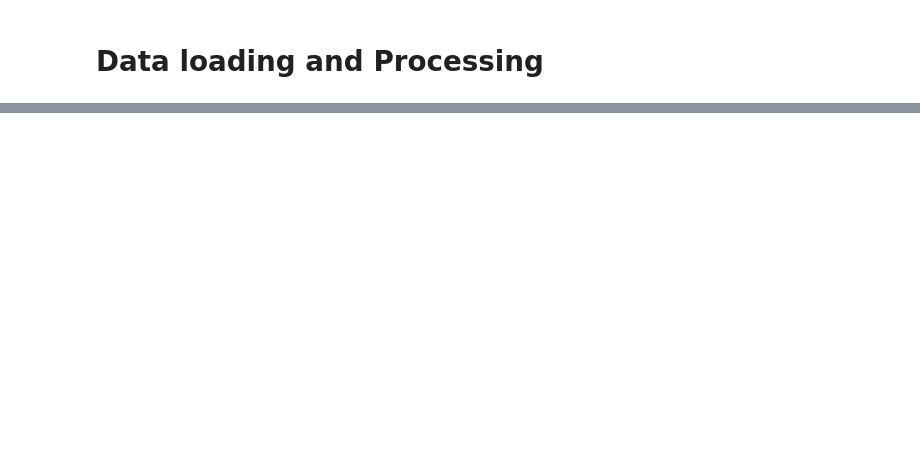
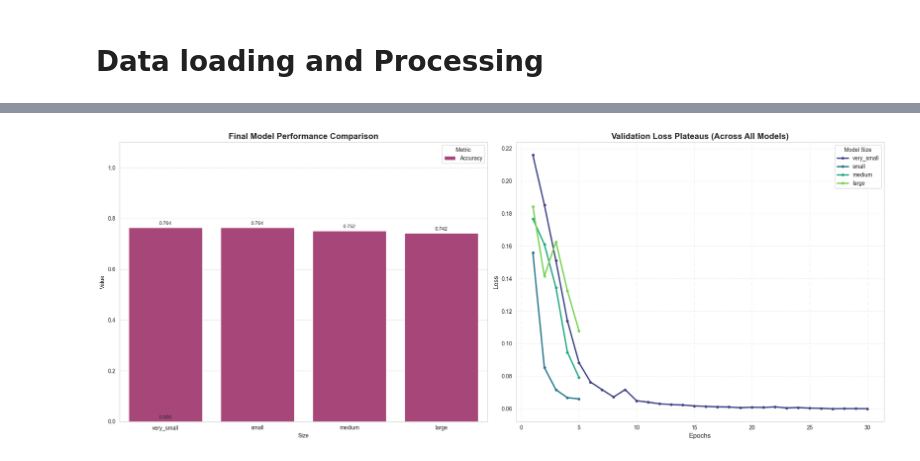
Before and after one commit to JaadTaymani/PHAS0056, a Jupyter notebook: D_Ternary.ipynb, the cells around one changed output, grey strips where cells are left out. Saved outputs shown, nothing was run; the diff lists cells and outputs as text; code cells hidden in the pictures; blank space fills up the shorter version.

```diff
--- a/D_Ternary.ipynb
+++ b/D_Ternary.ipynb
@@ -339,0 +642,71 @@ Class 2: 0/182 leaked (0.0%)
+# %%
+import pandas as pd
+import seaborn as sns
+import matplotlib.pyplot as plt
+import numpy as np
+
+def plot_model_analysis(results_dict):
+    # --- 1. DATA PROCESSING FOR BAR CHART ---
+    data = []
+    for size, result in results_dict.items():
+        # Handle the (model, history) tuple from run_experiment
+        history_obj = result[1] if isinstance(result, tuple) else result
+        h = history_obj.history
+
+        # Find best epoch based on validation loss
+        best_epoch = np.argmin(h['val_loss'])
+
+        row = {
+            'Size': size,
+            'Accuracy': h['val_accuracy'][best_epoch],
+        }
+        # Add Precision/Recall if they exist in your compiled metrics
+        if 'val_precision' in h: row['Precision'] = h['val_precision'][best_epoch]
+        if 'val_recall' in h: row['Recall'] = h['val_recall'][best_epoch]
+
+        data.append(row)
+
+    df = pd.DataFrame(data)
+    order = ['very_small', 'small', 'medium', 'large', 'very_large']
+    existing_order = [o for o in order if o in df['Size'].unique()]
+    df['Size'] = pd.Categorical(df['Size'], categories=existing_order, ordered=True)
+    df = df.sort_values('Size')
+
+    # --- 2. SETUP PLOTS ---
+    fig, (ax1, ax2) = plt.subplots(1, 2, figsize=(20, 8))
+    colors = sns.color_palette("viridis", len(df))
+
+    # --- LEFT: BAR PLOT (Accuracy/Precision/Recall) ---
+    df_melted = df.melt(id_vars='Size', var_name='Metric', value_name='Value')
+    sns.barplot(data=df_melted, x='Size', y='Value', hue='Metric', ax=ax1, palette='magma')
+    ax1.set_title('Final Model Performance Comparison', fontsize=15, fontweight='bold')
+    ax1.set_ylim(0, 1.1)
+    ax1.grid(axis='y', linestyle='--', alpha=0.7)
+
+    # Add values on top of bars
+    for p in ax1.patches:
+        ax1.annotate(f'{p.get_height():.3f}', (p.get_x() + p.get_width()/2., p.get_height()),
+                    ha='center', va='baseline', fontsize=9, xytext=(0, 5), textcoords='offset points')
+
+    # --- RIGHT: LINE PLOT (Loss Plateaus over Epochs) ---
+    for (size, result), color in zip(results_dict.items(), colors):
+        history_obj = result[1] if isinstance(result, tuple) else result
+        h = history_obj.history
+        epochs = range(1, len(h['val_loss']) + 1)
+
+        # Plot Validation Loss for each model
+        ax2.plot(epochs, h['val_loss'], label=f'{size}', linewidth=2.5, color=color, marker='o', markersize=4)
+
+    ax2.set_title('Validation Loss Plateaus (Across All Models)', fontsize=15, fontweight='bold')
+    ax2.set_xlabel('Epochs', fontsize=12)
+    ax2.set_ylabel('Loss', fontsize=12)
+    ax2.legend(title='Model Size')
+    ax2.grid(True, linestyle=':', alpha=0.6)
+
+    plt.tight_layout()
+    plt.show()
+
+# Run the combined analysis
+plot_model_analysis(all_results)
+# %% [output]
+[figure, added]
```
Also changed, not shown: parts of 11 cells of this notebook, 1 other file.
